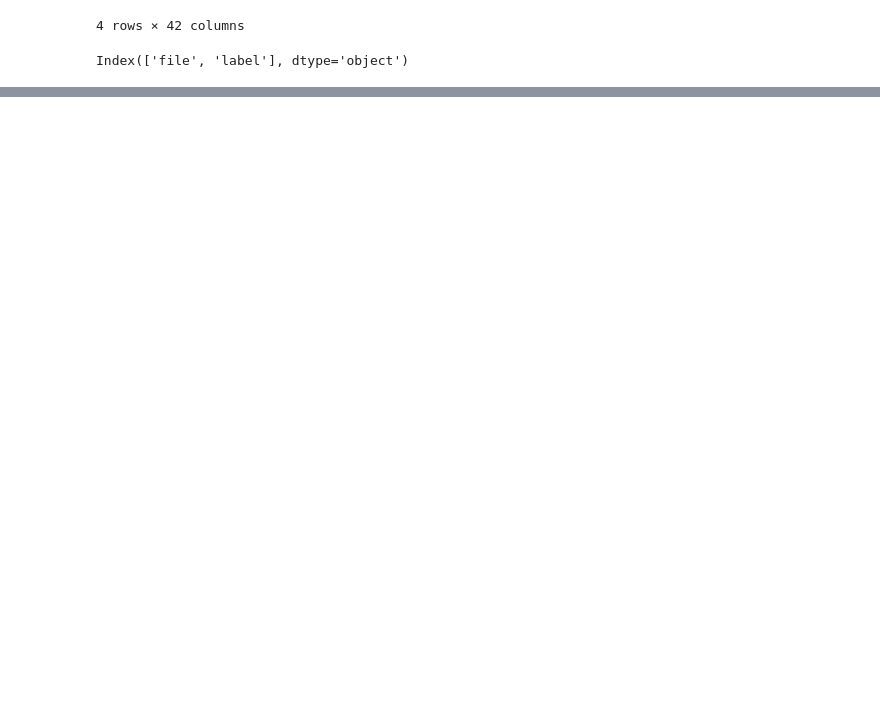
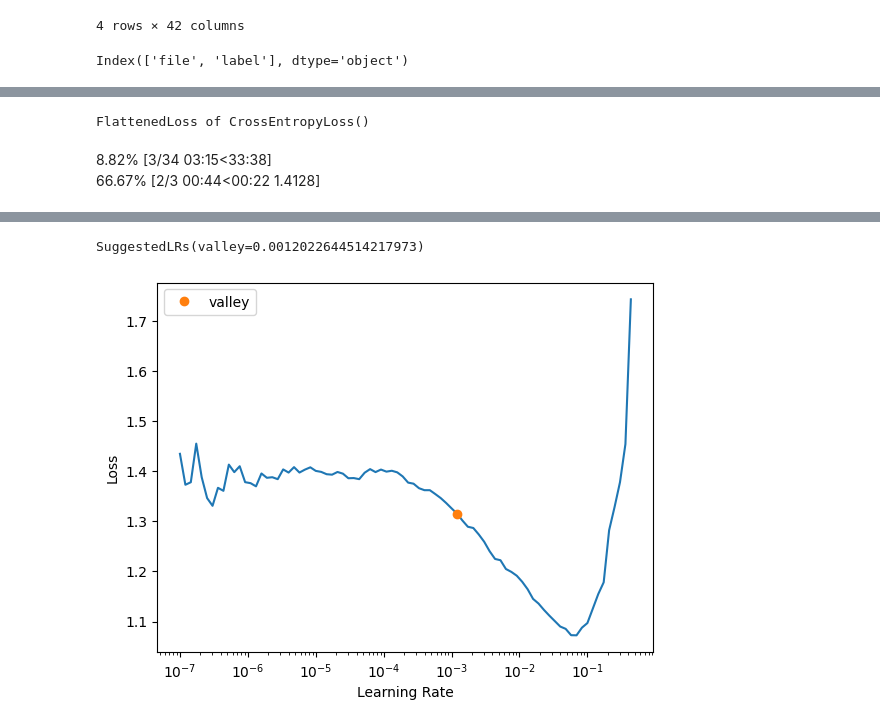
Before and after one commit to MohamedDerri/My-AI-journey, a Jupyter notebook: Chest XRays Classification using fastai/pneumothorax_classification.ipynb, the cells around one changed output, grey strips where cells are left out. Saved outputs shown, nothing was run; the diff lists cells and outputs as text; code cells hidden in the pictures; blank space fills up the shorter version.

```diff
--- a/Chest XRays Classification using fastai/pneumothorax_classification.ipynb
+++ b/Chest XRays Classification using fastai/pneumothorax_classification.ipynb
@@ -143,0 +155,11 @@ RuntimeError: The MPS backend is supported on MacOS 12.3+.Current OS version can
+# %%
+'''vision_learner: This function creates a Learner object specialized for computer vision tasks.
+It takes in the dataloaders object (dls), the architecture of the model (resnet34), and any evaluation metrics to use during training (metrics).
+dls: This is the dataloaders object that we created earlier using the DataBlock API.
+It contains the training and validation data, and any data augmentation or normalization transformations that we specified.
+resnet34: This is the architecture of the model we want to use. In this case,
+we're using the ResNet34 convolutional neural network architecture, which is a popular choice for image classification tasks.
+metrics: This argument specifies the evaluation metric that we want to use during training. In this case,
+ we're using the accuracy metric, which measures the proportion of correct predictions made by the model.'''
+
+learn = vision_learner(dls, resnet34, metrics=accuracy)
@@ -143,0 +168,27 @@ RuntimeError: The MPS backend is supported on MacOS 12.3+.Current OS version can
+# %%
+learn.loss_func #the loss function chosen automatically by fastai if not specified
+# %% [output]
+FlattenedLoss of CrossEntropyLoss()
+# %%
+'''learn.lr_find() is a method in the fastai library that helps to determine an appropriate
+learning rate to use during training. It works by training the model for a few epochs while gradually
+increasing the learning rate, and then plotting the loss against the learning rate on a logarithmic scale.
+This plot helps to identify the learning rate range where the loss is decreasing most rapidly,
+which is usually a good choice for training the model.
+
+The lr_find() method requires training because it needs to evaluate the model's loss at different
+learning rates to create the plot. However, the training during lr_find() is usually short,
+typically just a few epochs with a small portion of the data. This is because lr_find() is not meant
+to train the model to convergence, but rather to find a good range of learning rates to use in the training.
+
+After finding an appropriate learning rate range with lr_find(), we typically retrain the model
+using the same data and a longer training schedule, such as many epochs or with more data,
+while using the learning rate we found as the starting point. This is done to
+optimize the model's weights and parameters over many iterations while gradually reducing
+the learning rate to allow the model to converge to a good solution.'''
+
+#find the learning rate
+learn.lr_find()
+# %% [output]
+8.82% [3/34 03:15<33:38]
+66.67% [2/3 00:44<00:22 1.4128]
@@ -143,0 +196,2 @@ RuntimeError: The MPS backend is supported on MacOS 12.3+.Current OS version can
+SuggestedLRs(valley=0.0012022644514217973)
+[figure, added]
```
Also changed, not shown: parts of 30 cells of this notebook.
